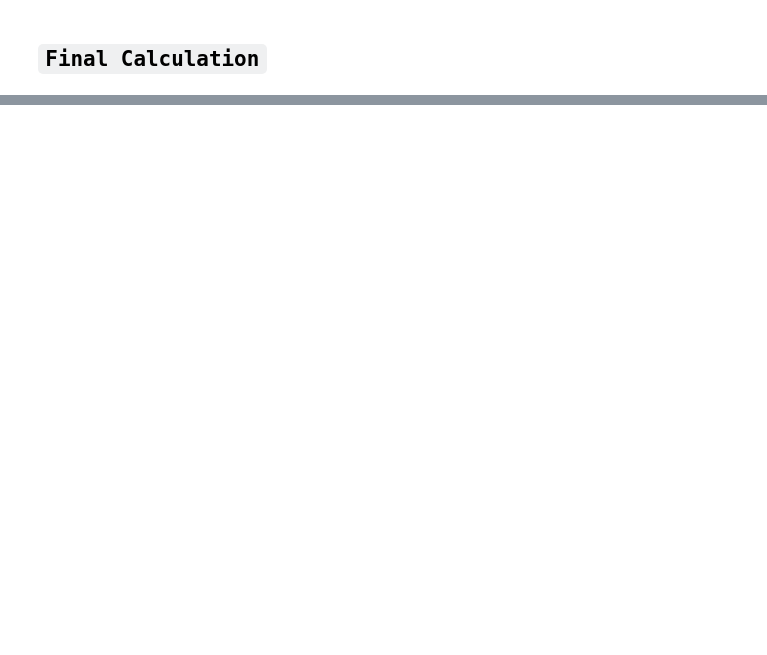
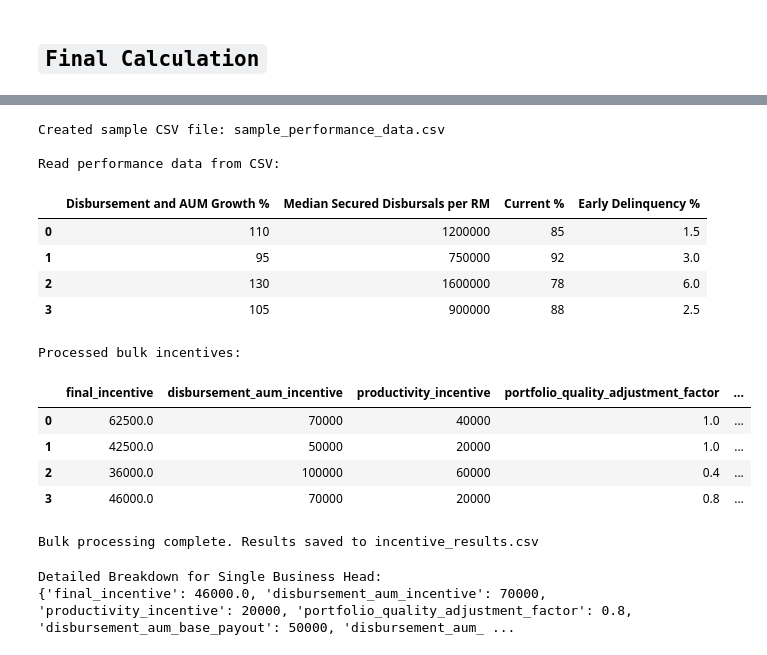
Before and after one commit to netra-poonia/Incentive-Calculator-Colab-notebooks, a Jupyter notebook: StateHead_Incentive_Calculator.ipynb, the cells around one changed output, grey strips where cells are left out. Drawn from its saved outputs; the diff is of its cells as text; code cells hidden in the pictures; blank space fills up the shorter version.

```diff
--- a/StateHead_Incentive_Calculator.ipynb
+++ b/StateHead_Incentive_Calculator.ipynb
@@ -271,0 +313,75 @@ Single Business Head Final Incentive: 46000.0
+# %%
+import os
+
+# 1. Create a sample CSV file
+sample_data = {
+    'Disbursement and AUM Growth %': [110, 95, 130, 105],
+    'Median Secured Disbursals per RM': [1200000, 750000, 1600000, 900000],
+    'Current %': [85, 92, 78, 88],
+    'Early Delinquency %': [1.5, 3.0, 6.0, 2.5]
+}
+sample_df = pd.DataFrame(sample_data)
+sample_csv_path = 'sample_performance_data.csv'
+sample_df.to_csv(sample_csv_path, index=False)
+print(f"Created sample CSV file: {sample_csv_path}")
+
+# 2. Call the read_performance_data function
+performance_df = read_performance_data(sample_csv_path)
+print("\nRead performance data from CSV:")
+display(performance_df)
+
+# 3. Call the process_bulk_incentives function
+incentive_results_df = process_bulk_incentives(performance_df)
+print("\nProcessed bulk incentives:")
+display(incentive_results_df)
+
+# 4. Define an output file path
+output_csv_path = 'incentive_results.csv'
+
+# 5. Call the write_incentive_results function
+write_incentive_results(incentive_results_df, output_csv_path)
+
+# 6. Print a confirmation message
+print(f"\nBulk processing complete. Results saved to {output_csv_path}")
+# %% [output]
+Created sample CSV file: sample_performance_data.csv
+
+Read performance data from CSV:
+|  | Disbursement and AUM Growth % | Median Secured Disbursals per RM | Current % | Early Delinquency % |
+| 0 | 110 | 1200000 | 85 | 1.5 |
+| 1 | 95 | 750000 | 92 | 3.0 |
+| 2 | 130 | 1600000 | 78 | 6.0 |
+| 3 | 105 | 900000 | 88 | 2.5 |
+Processed bulk incentives:
+|  | final_incentive | disbursement_aum_incentive | productivity_incentive | portfolio_quality_adjustment_factor | ... |
+| 0 | 62500.0 | 70000 | 40000 | 1.0 | ... |
+| 1 | 42500.0 | 50000 | 20000 | 1.0 | ... |
+| 2 | 36000.0 | 100000 | 60000 | 0.4 | ... |
+| 3 | 46000.0 | 70000 | 20000 | 0.8 | ... |
+Bulk processing complete. Results saved to incentive_results.csv
+# %%
+# 1. Define a dictionary containing sample performance metrics for a single business head.
+single_data = {
+    'Disbursement and AUM Growth %': 105,
+    'Median Secured Disbursals per RM': 900000,
+    'Current %': 88,
+    'Early Delinquency %': 2.5
+}
+
+# 2. Create an instance of the IncentiveCalculator class using the values from the single_data dictionary.
+calculator = IncentiveCalculator(
+    single_data['Disbursement and AUM Growth %'],
+    single_data['Median Secured Disbursals per RM'],
+    single_data['Current %'],
+    single_data['Early Delinquency %']
+)
+
+# 3. Call the calculate_final_incentive() method on the IncentiveCalculator instance to get the detailed breakdown.
+single_incentive_details = calculator.calculate_final_incentive()
+
+# 4. Print the detailed breakdown dictionary to the console.
+print("\nDetailed Breakdown for Single Business Head:")
+print(single_incentive_details)
+# %% [output]
+Detailed Breakdown for Single Business Head:
+{'final_incentive': 46000.0, 'disbursement_aum_incentive': 70000, 'productivity_incentive': 20000, 'portfolio_quality_adjustment_factor': 0.8, 'disbursement_aum_base_payout': 50000, 'disbursement_aum_ ...
```
Also changed, not shown: parts of 3 cells of this notebook.
